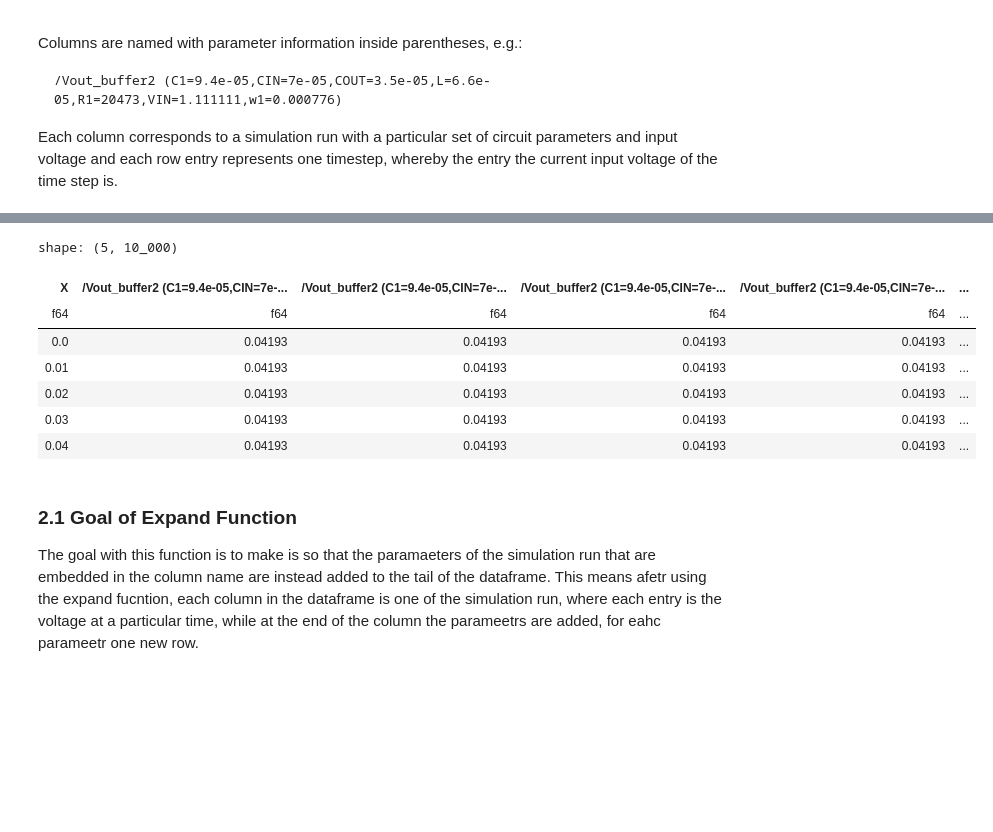
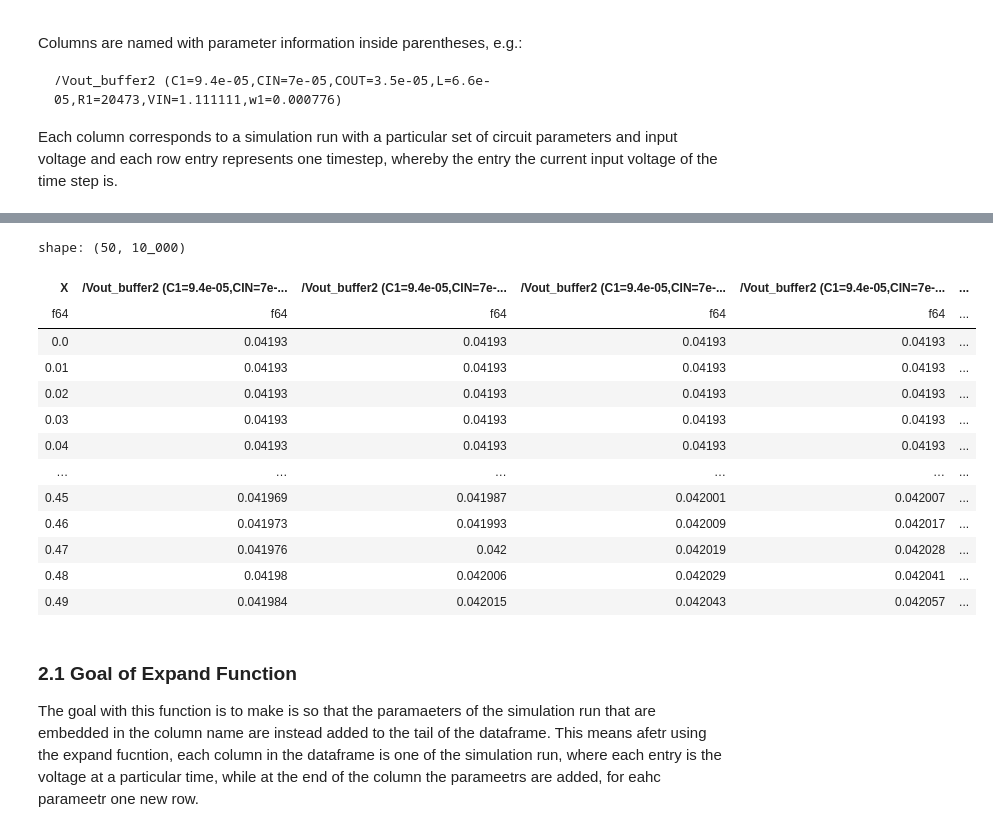
Before and after one commit to LuposX/SpikeSynth, a Jupyter notebook: surrogate/1_create_surrogate_dataset.ipynb, the cells around one changed output, grey strips where cells are left out. Saved outputs shown, nothing was run; the diff lists cells and outputs as text; code cells hidden in the pictures; blank space fills up the shorter version.

```diff
--- a/surrogate/1_create_surrogate_dataset.ipynb
+++ b/surrogate/1_create_surrogate_dataset.ipynb
@@ -109,16 +109,22 @@ shape: (5, 10_000)
 # %%
 df_output_1 = pl.read_csv(str(DATA_LOCATION + "/Output/" + "Processed_output_Vout_of_Constant_1st_Neuron_Vin0-1_v2.csv"))
 df_output_2 = pl.read_csv(str(DATA_LOCATION + "/Output/" + "Processed_output_Vout_of_Constant_1st_Neuron_Vin1-2_v2.csv"))
-df_output_2.head()
+df_output_2.head(50)
 # %% [output]
-shape: (5, 10_000)
+shape: (50, 10_000)
 | X | /Vout_buffer2 (C1=9.4e-05,CIN=7e-... | /Vout_buffer2 (C1=9.4e-05,CIN=7e-... | /Vout_buffer2 (C1=9.4e-05,CIN=7e-... | /Vout_buffer2 (C1=9.4e-05,CIN=7e-... | ... |
 | f64 | f64 | f64 | f64 | f64 | ... |
 | 0.0 | 0.04193 | 0.04193 | 0.04193 | 0.04193 | ... |
 | 0.01 | 0.04193 | 0.04193 | 0.04193 | 0.04193 | ... |
 | 0.02 | 0.04193 | 0.04193 | 0.04193 | 0.04193 | ... |
 | 0.03 | 0.04193 | 0.04193 | 0.04193 | 0.04193 | ... |
 | 0.04 | 0.04193 | 0.04193 | 0.04193 | 0.04193 | ... |
+| … | … | … | … | … | ... |
+| 0.45 | 0.041969 | 0.041987 | 0.042001 | 0.042007 | ... |
+| 0.46 | 0.041973 | 0.041993 | 0.042009 | 0.042017 | ... |
+| 0.47 | 0.041976 | 0.042 | 0.042019 | 0.042028 | ... |
+| 0.48 | 0.04198 | 0.042006 | 0.042029 | 0.042041 | ... |
+| 0.49 | 0.041984 | 0.042015 | 0.042043 | 0.042057 | ... |
 # %% [markdown]
 ### 2.1 Goal of Expand Function
 
```
Also changed, not shown: parts of 13 cells of this notebook, 6 other files.
